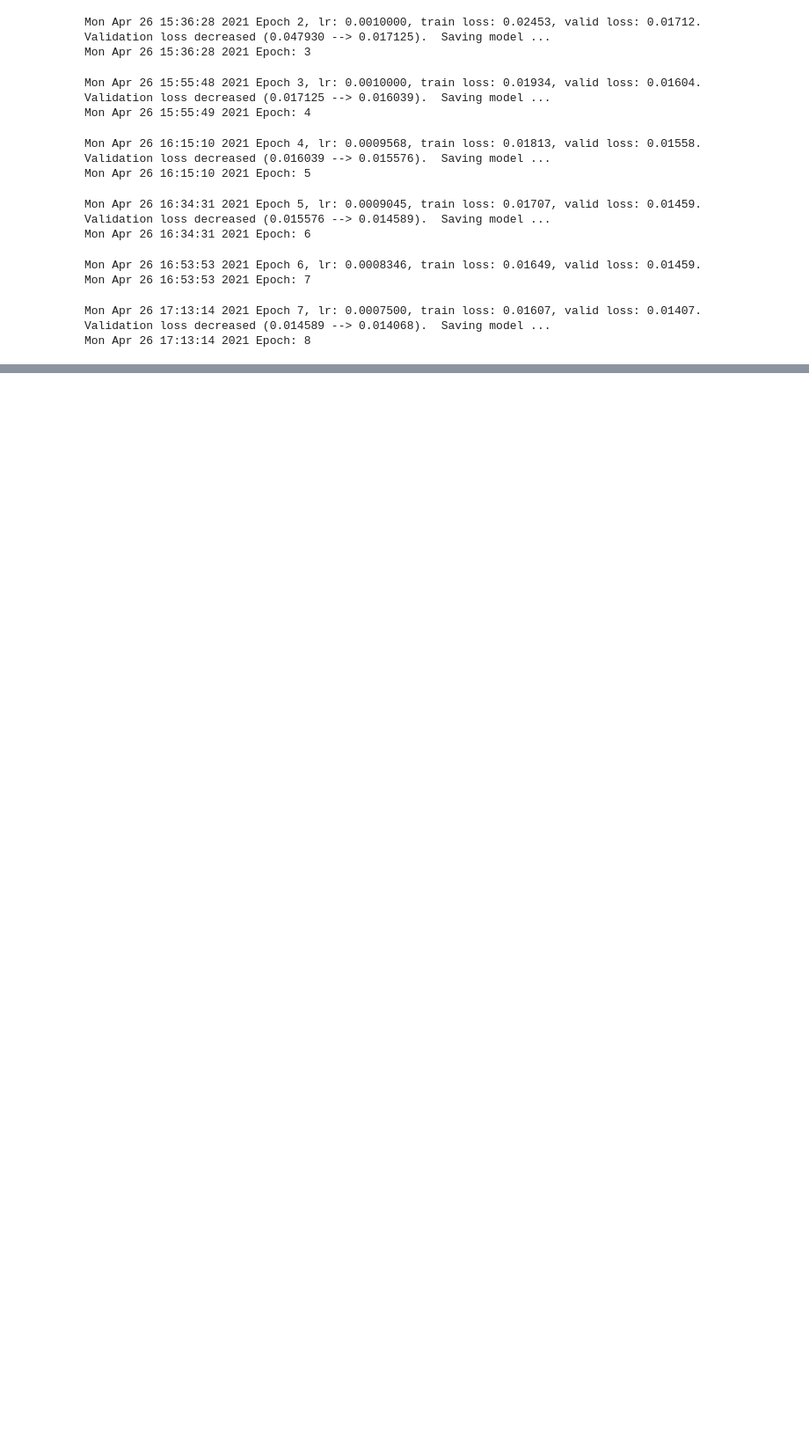
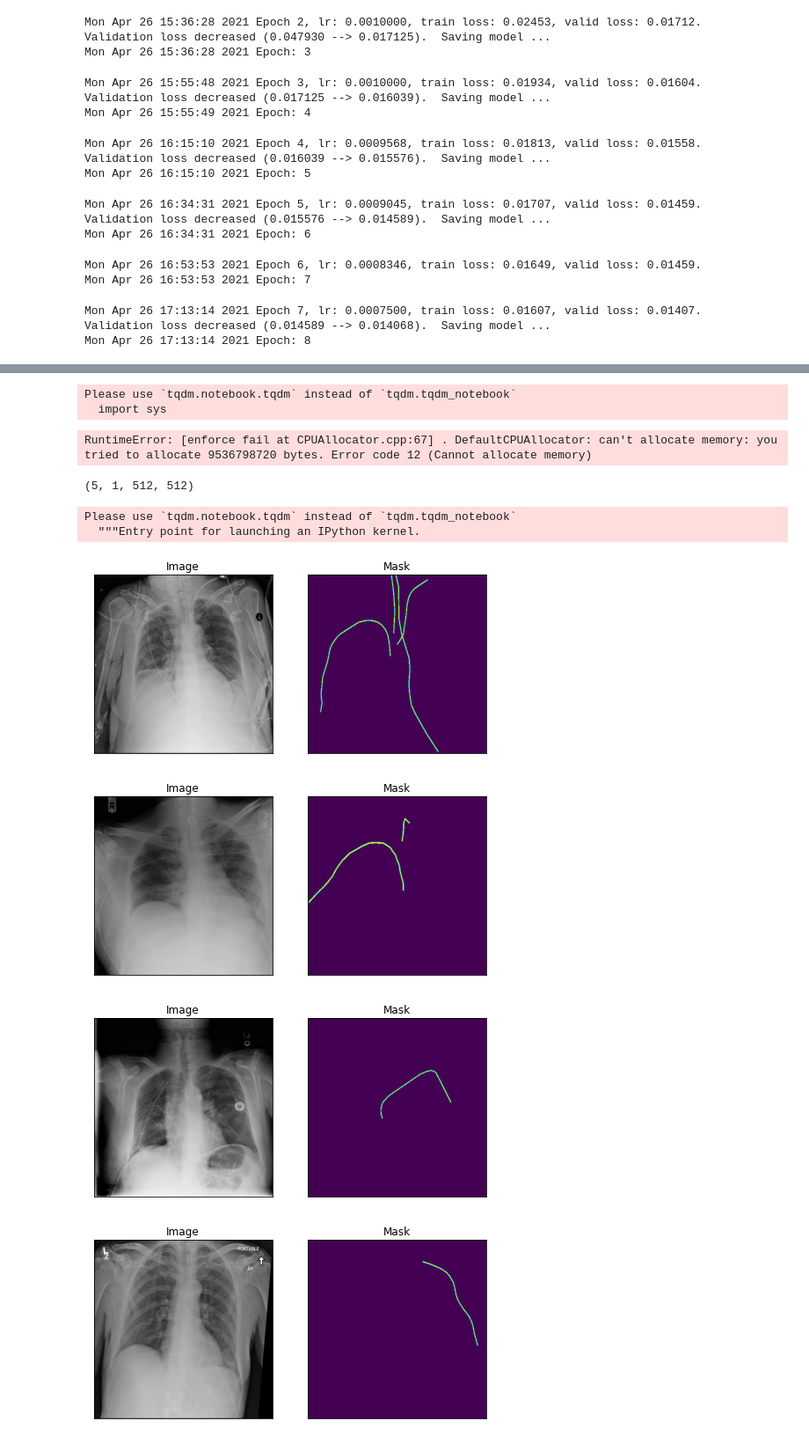
Before and after one commit to aryalmilan/Catheter-Detection-and-classification, a Jupyter notebook: Xray.ipynb, the cells around one changed output, grey strips where cells are left out. Shown at 88% size. Saved outputs shown, nothing was run; the diff lists cells and outputs as text; code cells hidden in the pictures; blank space fills up the shorter version.

Commit message:
Generated mask for segmentation image

```diff
--- a/Xray.ipynb
+++ b/Xray.ipynb
@@ -313,0 +324,6 @@ Mon Apr 26 17:13:14 2021 Epoch: 8
+# %%
+model = SegModel(enet_type)
+model = model.to(device)
+model_file = os.path.join(model_dir, f'{kernel_type}_best_epoch16.pth')
+model.load_state_dict(torch.load(model_file), strict=False)
+model.eval()
@@ -313,0 +348,31 @@ Mon Apr 26 17:13:14 2021 Epoch: 8
+# %%
+outputs = valid_epoch(model, valid_loader, get_output=True).cpu().numpy()
+# %% [output]
+Please use `tqdm.notebook.tqdm` instead of `tqdm.tqdm_notebook`
+  import sys
+RuntimeError: [enforce fail at CPUAllocator.cpp:67] . DefaultCPUAllocator: can't allocate memory: you tried to allocate 9536798720 bytes. Error code 12 (Cannot allocate memory)
+# %%
+outputs.shape
+# %% [output]
+(5, 1, 512, 512)
+# %%
+for i,j in tqdm(enumerate(train_files[:5])):
+        png = (outputs[i] * 255).astype(np.uint8).transpose(1,2,0)
+        # add a channel to make it able to be saved as .png
+        png = np.concatenate([png, np.zeros((png.shape[0], png.shape[1], 2))], -1)
+        cv2.imwrite(os.path.join(output_dir, f'{j}.png'), png)
+# %% [output]
+Please use `tqdm.notebook.tqdm` instead of `tqdm.tqdm_notebook`
+  """Entry point for launching an IPython kernel.
+# %%
+dataset_valid = RANZCRDataset(train_files, 'valid', transform=transforms_val)
+#valid_loader = torch.utils.data.DataLoader(dataset_valid, batch_size=batch_size, shuffle=False, num_workers=num_workers)
+# %%
+for i in range(5):
+    image, mask = dataset_valid[i]
+    visualize(image=image, mask=mask)
+# %% [output]
+[figure, added]
+[figure, added]
+[figure, added]
+[figure, added]
```
Also changed, not shown: parts of 22 cells of this notebook.
